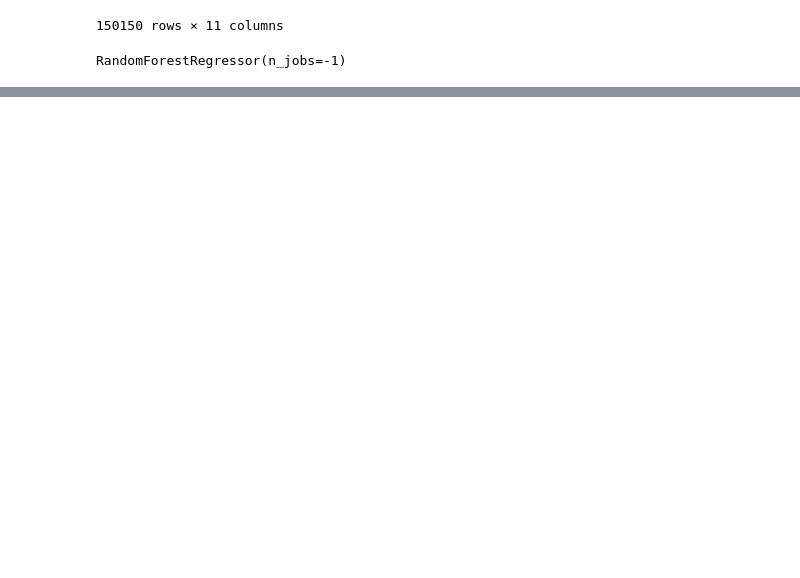
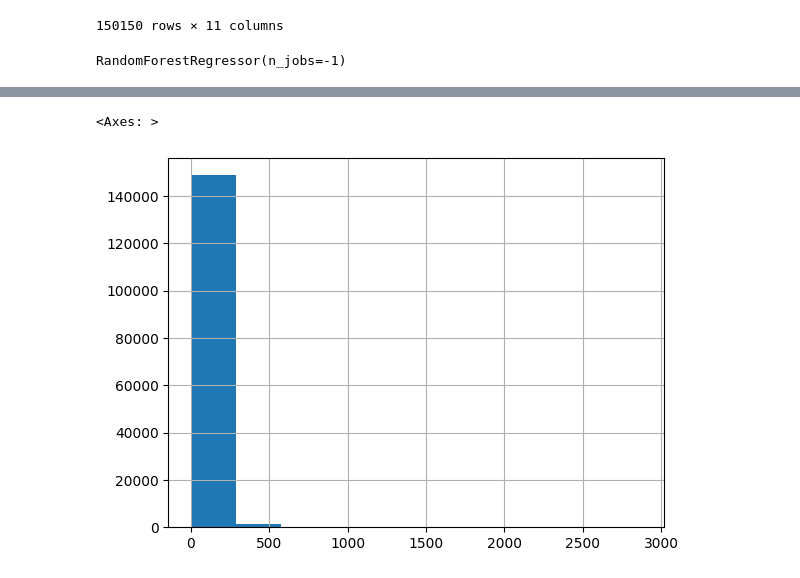
Before and after one commit to Jepleting/Demand_Forecasting, a Jupyter notebook: main.ipynb, the cells around one changed output, grey strips where cells are left out. Cells and saved outputs as stored; diff of their text form; code cells hidden in the pictures; blank space fills up the shorter version.

```diff
--- a/main.ipynb
+++ b/main.ipynb
@@ -59,0 +77,5 @@ rmse = root_mean_squared_error(y_pred, Y_test)
+# %%
+df.units_sold.hist()
+# %% [output]
+<Axes: >
+[figure, added]
```
Also changed, not shown: parts of 7 cells of this notebook, 1 other file.
